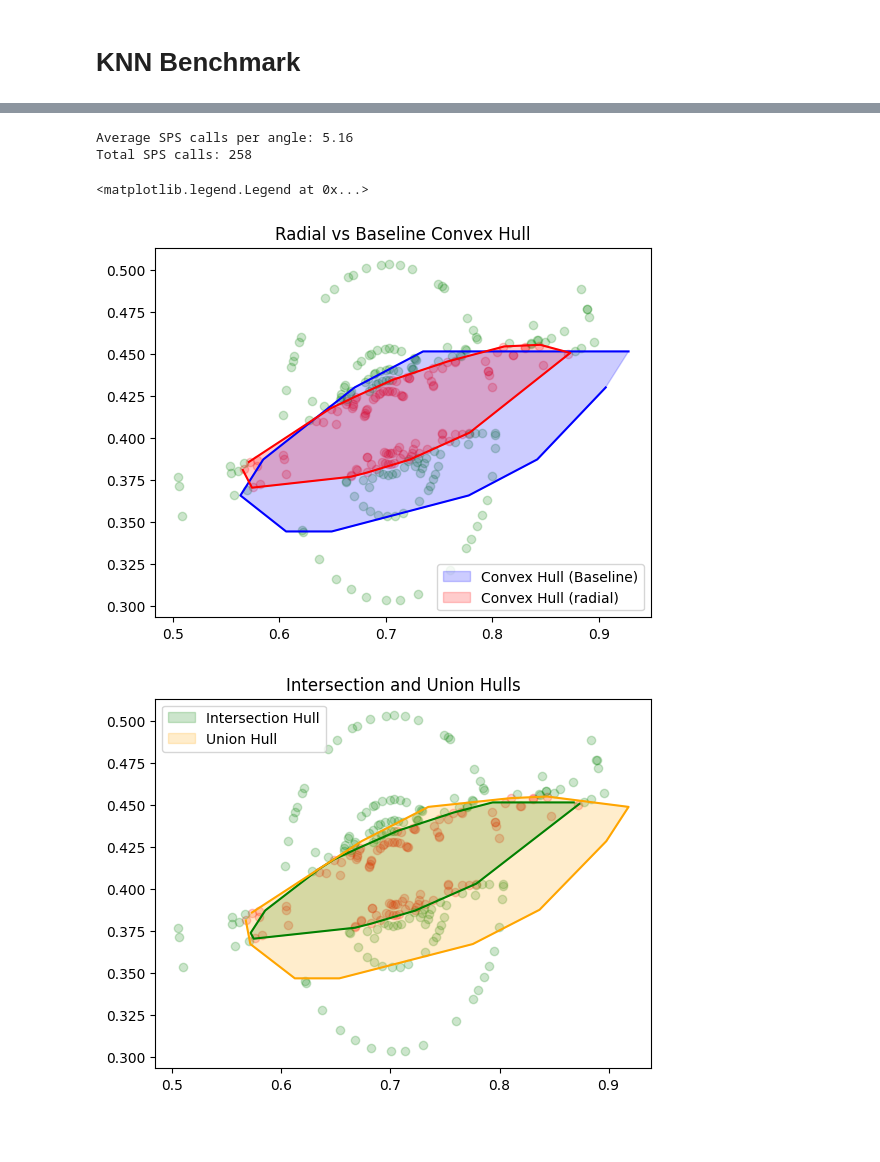
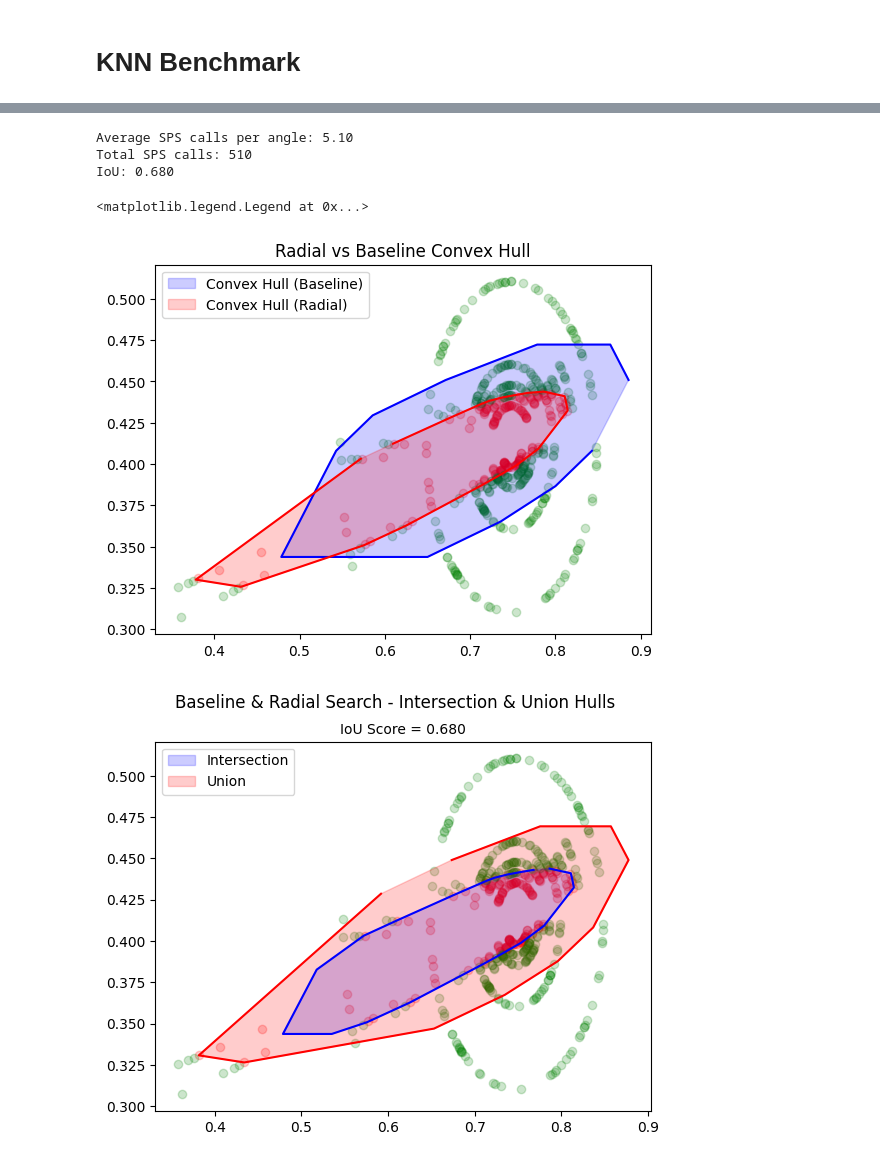
Before and after one commit to Muckthebuck/Learning-Dynamic-Systems, a Jupyter notebook: search/notebooks/search_benchmarking.ipynb, the cells around one changed output, grey strips where cells are left out. Drawn from its saved outputs; the diff is of its cells as text; code cells hidden in the pictures; blank space fills up the shorter version.

```diff
--- a/search/notebooks/search_benchmarking.ipynb
+++ b/search/notebooks/search_benchmarking.ipynb
@@ -343,7 +343,7 @@ def test_radial(armax_model: ARMAX, n_vectors):
 
     return lse, *search.search()
 
-n_random_vectors = 50
+n_random_vectors = 100
 
 lse, radial_ins, radial_outs, boundaries, hull, radial_expanded_hull = test_radial(OpenLoop1, n_vectors=n_random_vectors)
 print("Average SPS calls per angle: %.2f" % ((len(radial_ins) + len(radial_outs)) / n_random_vectors))
@@ -351,43 +351,53 @@ print("Total SPS calls: %d" % (len(radial_ins) + len(radial_outs)))
 
 
 radial_intersection = compare_hulls(baseline_expanded[::-1], radial_expanded_hull[::-1])
+radial_intersection_hull = ConvexHull(radial_intersection)
 
 union_list = np.concatenate([baseline_in, radial_ins])
 radial_union = ConvexHull(union_list)
 union_points = union_list[radial_union.vertices]
+
+radial_area_u = radial_union.area
+radial_area_i = radial_intersection_hull.area
+radial_score = radial_area_i / radial_area_u
+print("IoU: %.3f" % radial_score)
 # %% [output]
-Average SPS calls per angle: 5.16
-Total SPS calls: 258
+Average SPS calls per angle: 5.10
+Total SPS calls: 510
+IoU: 0.680
 # %%
 # Hull Comparison
 plt.figure()
 if len(radial_ins):
     plt.scatter(radial_ins[:, 0], radial_ins[:, 1], color='red', alpha=0.2)
 if len(radial_outs):
     plt.scatter(radial_outs[:, 0], radial_outs[:, 1], color='green', alpha=0.2)
 plt.fill(baseline_expanded[:,0], baseline_expanded[:,1], color='blue', label="Convex Hull (Baseline)", alpha=0.2)
 plt.plot(baseline_expanded[:,0], baseline_expanded[:,1], color='blue')
 plt.fill(radial_expanded_hull[:,0], radial_expanded_hull[:,1], color='red', label="Convex Hull (Radial)", alpha=0.2)
 plt.plot(radial_expanded_hull[:,0], radial_expanded_hull[:,1], color='red')
 plt.title("Radial vs Baseline Convex Hull")
 plt.savefig("figures/radial_baseline_hull.png")
 plt.legend()
 
 
 
 plt.figure()
 if len(radial_ins):
     plt.scatter(radial_ins[:, 0], radial_ins[:, 1], color='red', alpha=0.2)
 if len(radial_outs):
     plt.scatter(radial_outs[:, 0], radial_outs[:, 1], color='green', alpha=0.2)
-plt.fill(radial_intersection[:,0], radial_intersection[:,1], color='green', label="Intersection Hull", alpha=0.2)
-plt.plot(radial_intersection[:,0], radial_intersection[:,1], color='green')
-plt.fill(union_points[:,0], union_points[:,1], color='orange', label="Union Hull", alpha=0.2)
-plt.plot(union_points[:,0], union_points[:,1], color='orange')
-plt.title("Intersection and Union Hulls")
+plt.fill(radial_intersection[:,0], radial_intersection[:,1], color='blue', label="Intersection", alpha=0.2)
+plt.plot(radial_intersection[:,0], radial_intersection[:,1], color='blue')
+plt.fill(union_points[:,0], union_points[:,1], color='red', label="Union", alpha=0.2)
+plt.plot(union_points[:,0], union_points[:,1], color='red')
+
+
+plt.title("IoU Score = %.3f" % radial_score, fontsize=10)
+plt.suptitle("Baseline & Radial Search - Intersection & Union Hulls")
 plt.savefig("figures/radial_baseline_iou.png")
 plt.legend()
 # %% [output]
 <matplotlib.legend.Legend at 0x...>
-[figure, old version]
+[figure, new version]
-[figure, old version]
+[figure, new version]
```
Also changed, not shown: parts of 5 cells of this notebook, 2 other files.
